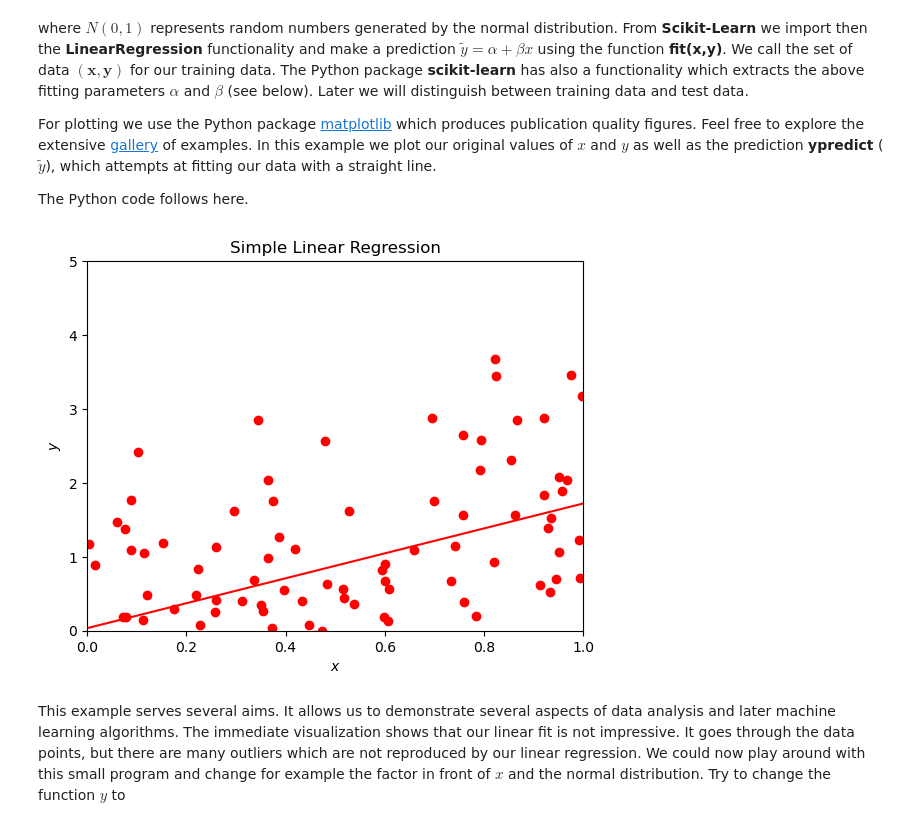
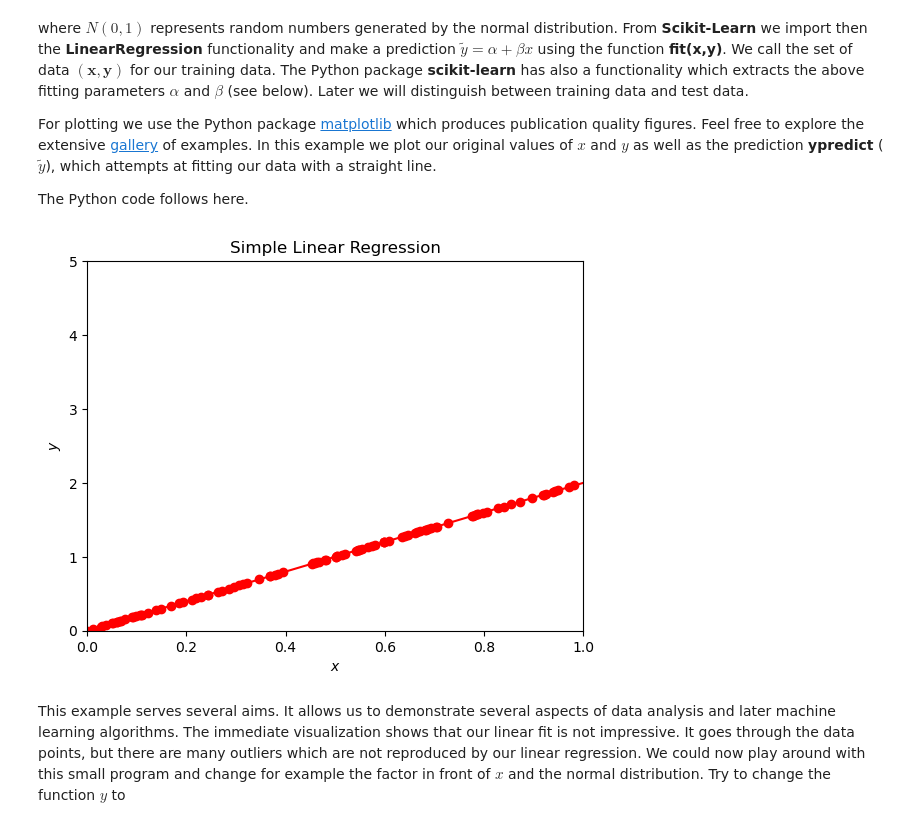
Before and after one commit to Abhinav-2223/MachineLearningUiO, a Jupyter notebook: doc/WeeklyMaterial/week34/ipynb/week34.ipynb, the cells around one changed output. Saved outputs shown, nothing was run; the diff lists cells and outputs as text; code cells hidden in the pictures.

```diff
--- a/doc/WeeklyMaterial/week34/ipynb/week34.ipynb
+++ b/doc/WeeklyMaterial/week34/ipynb/week34.ipynb
@@ -986,25 +1071,25 @@ The Python code follows here.
 # %%
 # Importing various packages
 import numpy as np
 import matplotlib.pyplot as plt
 from sklearn.linear_model import LinearRegression
 
 x = np.random.rand(100,1)
-y = 2*x+np.random.randn(100,1)
+y = 2*x#+0.1*np.random.randn(100,1)
 linreg = LinearRegression()
 linreg.fit(x,y)
 xnew = np.array([[0],[1]])
 ypredict = linreg.predict(xnew)
 
 plt.plot(xnew, ypredict, "r-")
 plt.plot(x, y ,'ro')
 plt.axis([0,1.0,0, 5.0])
 plt.xlabel(r'$x$')
 plt.ylabel(r'$y$')
 plt.title(r'Simple Linear Regression')
 plt.show()
 # %% [output]
-[figure, old version]
+[figure, new version]
 # %% [markdown]
 This example serves several aims. It allows us to demonstrate several
 aspects of data analysis and later machine learning algorithms. The
```
Also changed, not shown: parts of 6 cells of this notebook.
